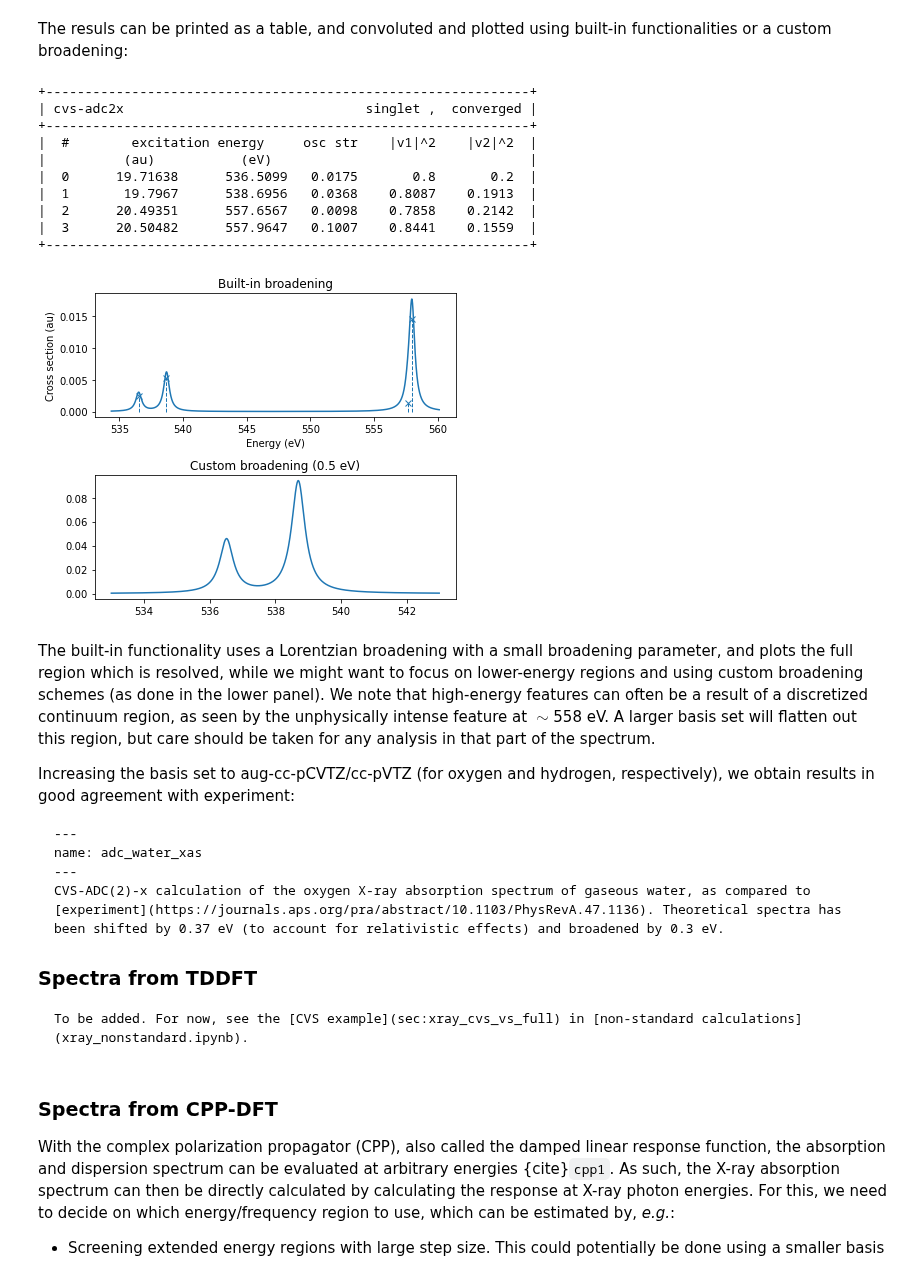
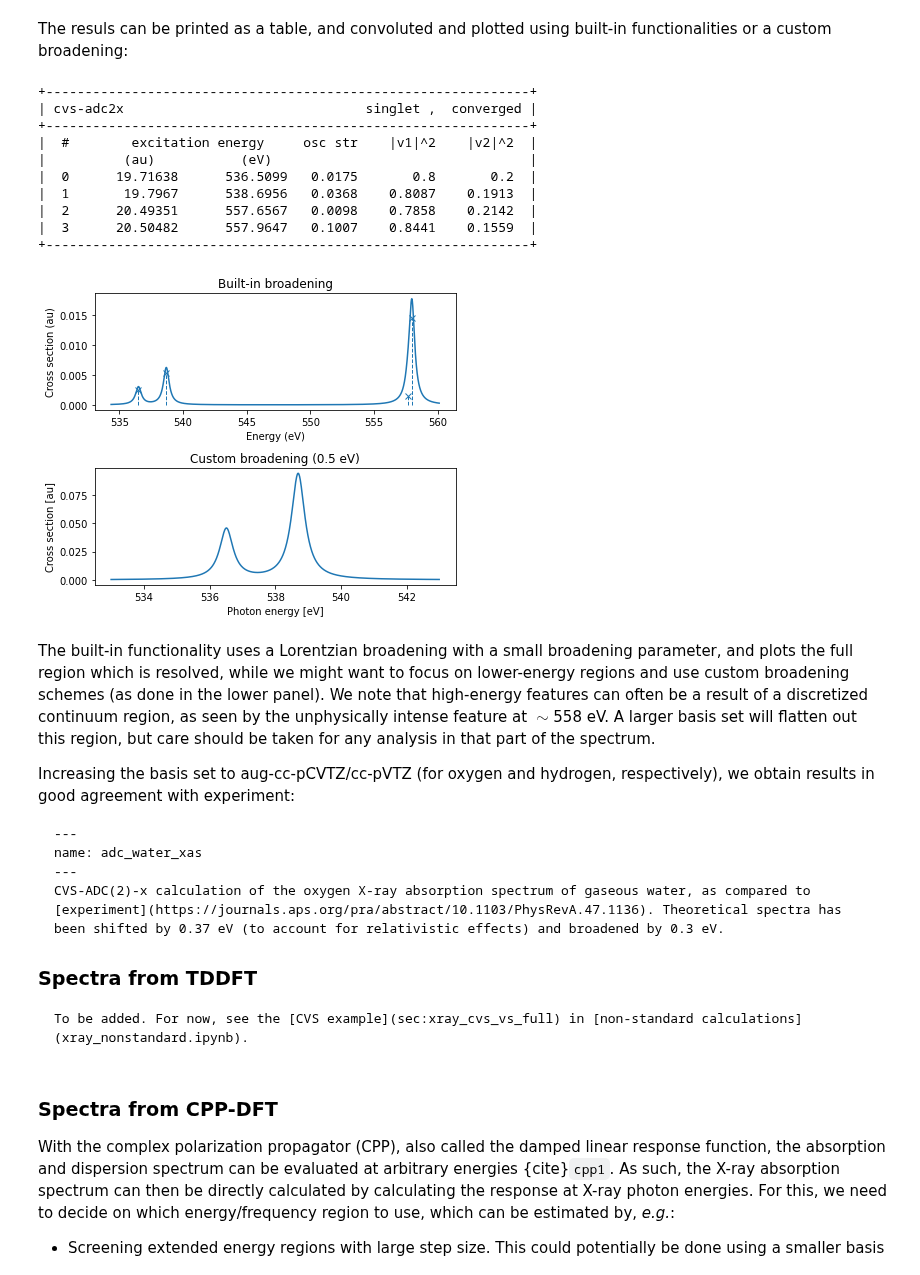
Before and after one commit to kthpanor/echem, a Jupyter notebook: docs/xray_calc.ipynb, the cells around one changed output. Cells and saved outputs as stored; diff of their text form; code cells hidden in the pictures.

```diff
--- a/docs/xray_calc.ipynb
+++ b/docs/xray_calc.ipynb
@@ -381,31 +377,33 @@ The resuls can be printed as a table, and convoluted and plotted using built-in
 # %%
 # Print information on eigenstates
 print(adc_res.describe())
 
 plt.figure(figsize=(6,5))
 # Convolute using functionalities available in gator and adcc
 plt.subplot(211); plt.title('Built-in broadening')
 adc_res.plot_spectrum()
 
 # Manually convoluted using excitation energies and oscillator strengths
 plt.subplot(212); plt.title('Custom broadening (0.5 eV)')
 x,y  = au2ev*adc_res.excitation_energy, adc_res.oscillator_strength
 xi,yi = lorentzian(x,y,533,543,0.01,0.5); plt.plot(xi,yi)
+plt.xlabel("Photon energy [eV]")
+plt.ylabel("Cross section [au]")
 plt.tight_layout(); plt.show()
 # %% [output]
 +--------------------------------------------------------------+
 | cvs-adc2x                               singlet ,  converged |
 +--------------------------------------------------------------+
 |  #        excitation energy     osc str    |v1|^2    |v2|^2  |
 |          (au)           (eV)                                 |
 |  0      19.71638      536.5099   0.0175       0.8       0.2  |
 |  1       19.7967      538.6956   0.0368    0.8087    0.1913  |
 |  2      20.49351      557.6567   0.0098    0.7858    0.2142  |
 |  3      20.50482      557.9647   0.1007    0.8441    0.1559  |
 +--------------------------------------------------------------+
-[figure, old version]
+[figure, new version]
 # %% [markdown]
-The built-in functionality uses a Lorentzian broadening with a small broadening parameter, and plots the full region which is resolved, while we might want to focus on lower-energy regions and using custom broadening schemes (as done in the lower panel). We note that high-energy features can often be a result of a discretized continuum region, as seen by the unphysically intense feature at $\sim$558 eV. A larger basis set will flatten out this region, but care should be taken for any analysis in that part of the spectrum.
+The built-in functionality uses a Lorentzian broadening with a small broadening parameter, and plots the full region which is resolved, while we might want to focus on lower-energy regions and use custom broadening schemes (as done in the lower panel). We note that high-energy features can often be a result of a discretized continuum region, as seen by the unphysically intense feature at $\sim$558 eV. A larger basis set will flatten out this region, but care should be taken for any analysis in that part of the spectrum.
 
 Increasing the basis set to aug-cc-pCVTZ/cc-pVTZ (for oxygen and hydrogen, respectively), we obtain results in good agreement with experiment:
 
```
Also changed, not shown: parts of 10 cells of this notebook.
